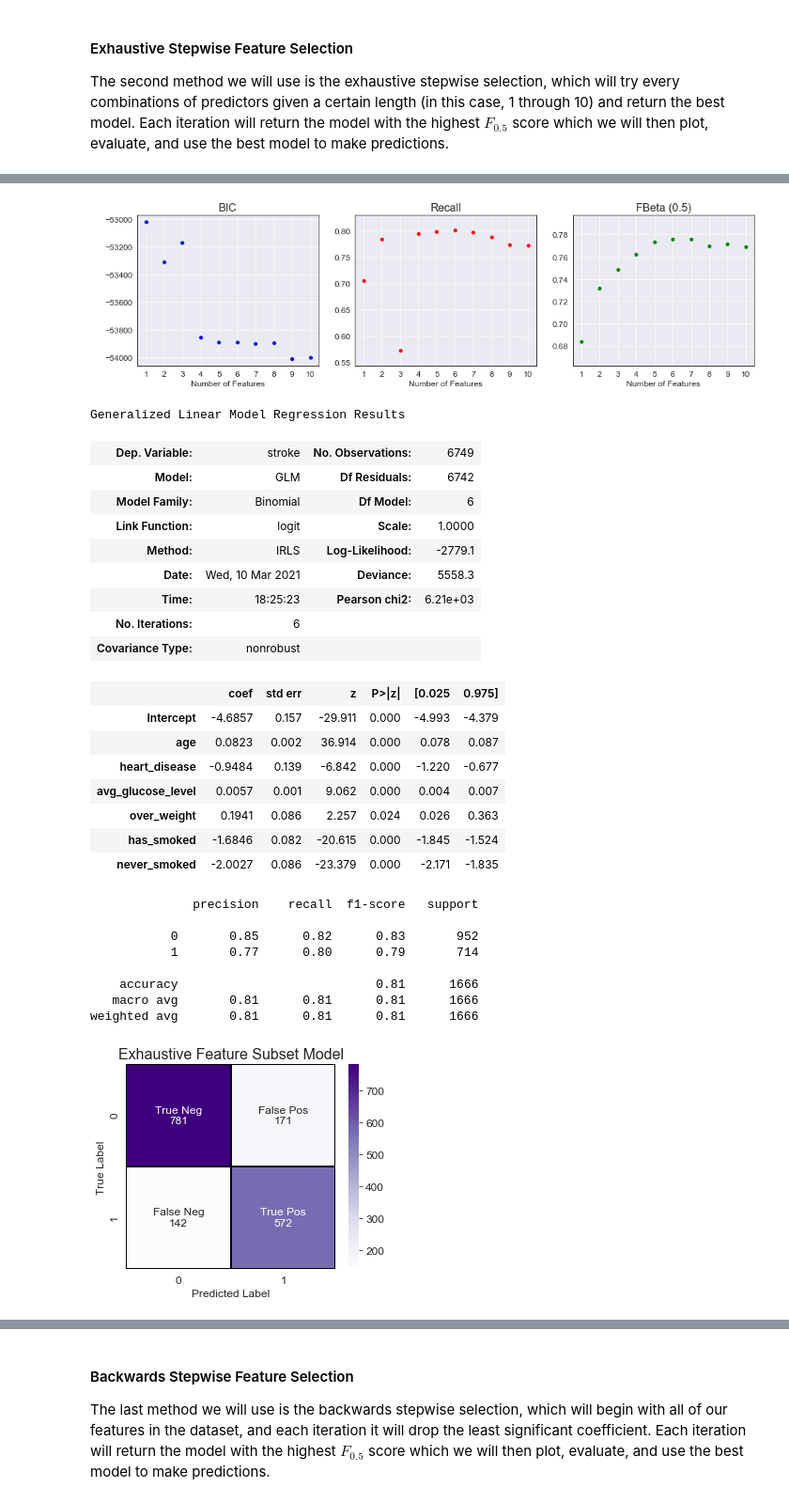
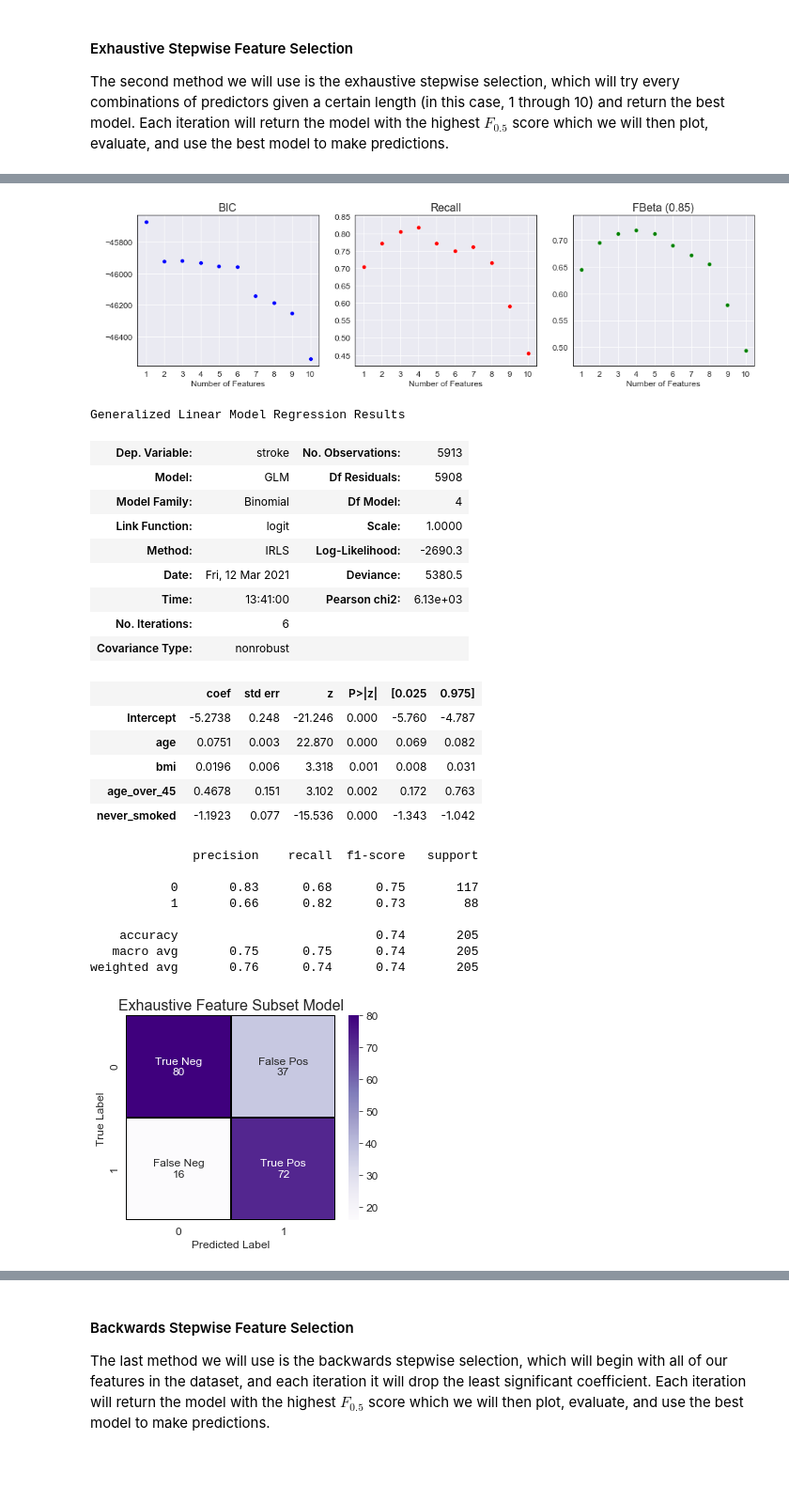
Before and after one commit to dhelms1/stroke_prediction, a Jupyter notebook: stroke_prediction.ipynb, the cells around one changed output, grey strips where cells are left out. Shown at 94% size. Saved outputs shown, nothing was run; the diff lists cells and outputs as text; code cells hidden in the pictures; blank space fills up the shorter version.

```diff
--- a/stroke_prediction.ipynb
+++ b/stroke_prediction.ipynb
@@ -502,9 +504,10 @@ Note that we first split the data into training and testing sets before sampling
 # %%
-X_train, X_test, y_train, y_test = train_test_split(X, y, test_size=0.2, random_state=42)
+X_train, X_test, y_train, y_test = train_test_split(X, y, test_size=0.3, random_state=42)
 
-sampler = over_sampling.SMOTE(sampling_strategy=0.75, random_state=42)
-X_train, y_train = sampler.fit_resample(X_train, y_train)
-X_test, y_test = sampler.fit_resample(X_test, y_test)
+over_sampler = over_sampling.SMOTE(sampling_strategy=0.75, random_state=42)
+under_sampler = under_sampling.NearMiss(sampling_strategy=0.75, version=2) # version 2 had highest precision score
+X_train, y_train = over_sampler.fit_resample(X_train, y_train)
+X_test, y_test = under_sampler.fit_resample(X_test, y_test)
 # %%
 plt.figure(figsize=(10,4))
 ax1 = plt.subplot(1,2,1)
@@ -596,7 +596,7 @@ def fitModel(feature_subset):
     result = model.fit()
     y_preds = round(result.predict(X_test[list(feature_subset)]))
     model_recall = recall_score(y_test, y_preds)
-    model_fbeta = fbeta_score(y_test, y_preds, beta=0.5)
+    model_fbeta = fbeta_score(y_test, y_preds, beta=0.85)
     return {'model': result, 'bic': result.bic, 'recall': model_recall,
             'fbeta': model_fbeta, 'features' :X_train[list(feature_subset)].columns.values}
 
@@ -655,7 +655,7 @@ def plot_search_results(results):
 #### Forward Stepwise Feature Selection
 The first method we will use is the forward stepwise selection, which will iterate over all of the features in the training dataset with each iteration adding the coefficient that improves our model the best. Each iteration will return the model with the highest $F_{0.5}$ score which we will then plot, evaluate, and use the best model to make predictions.
 # %%
-models_fwd = pd.DataFrame(columns=["Model", "BIC", "Recall", "FBeta (0.5)", "Features"])
+models_fwd = pd.DataFrame(columns=["Model", "BIC", "Recall", "FBeta (0.85)", "Features"])
 predictors = []
 
 for i in range(1,len(data_glm.columns)):
@@ -721,7 +719,7 @@ After performing forward selection, we can see the ideal model uses 6 of the 10
 #### Exhaustive Stepwise Feature Selection
 The second method we will use is the exhaustive stepwise selection, which will try every combinations of predictors given a certain length (in this case, 1 through 10) and return the best model. Each iteration will return the model with the highest $F_{0.5}$ score which we will then plot, evaluate, and use the best model to make predictions.
 # %%
-models_exhaust = pd.DataFrame(columns=["Model", "BIC", "Recall", "FBeta (0.5)", "Features"])
+models_exhaust = pd.DataFrame(columns=["Model", "BIC", "Recall", "FBeta (0.85)", "Features"])
 
 for i in range(1,11):
     models_exhaust.loc[i] = exhaustiveSearch(i)
@@ -740,41 +738,39 @@ Processed 1 models on 10 predictors in 0.048 seconds.
 # Plot results from exhaustive selection above
 plot_search_results(models_exhaust)
 # %% [output]
-[figure, old version]
+[figure, new version]
 # %%
-models_exhaust.loc[6]['Model'].summary()
+models_exhaust.loc[4]['Model'].summary()
 # %% [output]
 Generalized Linear Model Regression Results
-| Dep. Variable: | stroke | No. Observations: | 6749 |
-| Model: | GLM | Df Residuals: | 6742 |
-| Model Family: | Binomial | Df Model: | 6 |
+| Dep. Variable: | stroke | No. Observations: | 5913 |
+| Model: | GLM | Df Residuals: | 5908 |
+| Model Family: | Binomial | Df Model: | 4 |
 | Link Function: | logit | Scale: | 1.0000 |
-| Method: | IRLS | Log-Likelihood: | -2779.1 |
-| Date: | Wed, 10 Mar 2021 | Deviance: | 5558.3 |
-| Time: | 18:25:23 | Pearson chi2: | 6.21e+03 |
+| Method: | IRLS | Log-Likelihood: | -2690.3 |
+| Date: | Fri, 12 Mar 2021 | Deviance: | 5380.5 |
+| Time: | 13:41:00 | Pearson chi2: | 6.13e+03 |
 | No. Iterations: | 6 |  |  |
 | Covariance Type: | nonrobust |  |  |
 |  | coef | std err | z | P>|z| | [0.025 | 0.975] |
-| Intercept | -4.6857 | 0.157 | -29.911 | 0.000 | -4.993 | -4.379 |
-| age | 0.0823 | 0.002 | 36.914 | 0.000 | 0.078 | 0.087 |
-| heart_disease | -0.9484 | 0.139 | -6.842 | 0.000 | -1.220 | -0.677 |
-| avg_glucose_level | 0.0057 | 0.001 | 9.062 | 0.000 | 0.004 | 0.007 |
-| over_weight | 0.1941 | 0.086 | 2.257 | 0.024 | 0.026 | 0.363 |
-| has_smoked | -1.6846 | 0.082 | -20.615 | 0.000 | -1.845 | -1.524 |
-| never_smoked | -2.0027 | 0.086 | -23.379 | 0.000 | -2.171 | -1.835 |
+| Intercept | -5.2738 | 0.248 | -21.246 | 0.000 | -5.760 | -4.787 |
+| age | 0.0751 | 0.003 | 22.870 | 0.000 | 0.069 | 0.082 |
+| bmi | 0.0196 | 0.006 | 3.318 | 0.001 | 0.008 | 0.031 |
+| age_over_45 | 0.4678 | 0.151 | 3.102 | 0.002 | 0.172 | 0.763 |
+| never_smoked | -1.1923 | 0.077 | -15.536 | 0.000 | -1.343 | -1.042 |
 # %%
 # Predict with model above
-result = models_exhaust.loc[6]['Model']
-y_preds = round(result.predict(X_test[models_exhaust.loc[6]['Features']]))
+result = models_exhaust.loc[4]['Model']
+y_preds = round(result.predict(X_test[models_exhaust.loc[4]['Features']]))
 print(classification_report(y_test, y_preds))
 plot_confusion_matrix(y_test, y_preds, 'Exhaustive Feature Subset Model', 'Purples')
 # %% [output]
               precision    recall  f1-score   support
 
-           0       0.85      0.82      0.83       952
-           1       0.77      0.80      0.79       714
+           0       0.83      0.68      0.75       117
+           1       0.66      0.82      0.73        88
 
-    accuracy                           0.81      1666
-   macro avg       0.81      0.81      0.81      1666
-weighted avg       0.81      0.81      0.81      1666
+    accuracy                           0.74       205
+   macro avg       0.75      0.75      0.74       205
+weighted avg       0.76      0.74      0.74       205
-[figure, old version]
+[figure, new version]
```
Also changed, not shown: parts of 28 cells of this notebook.
